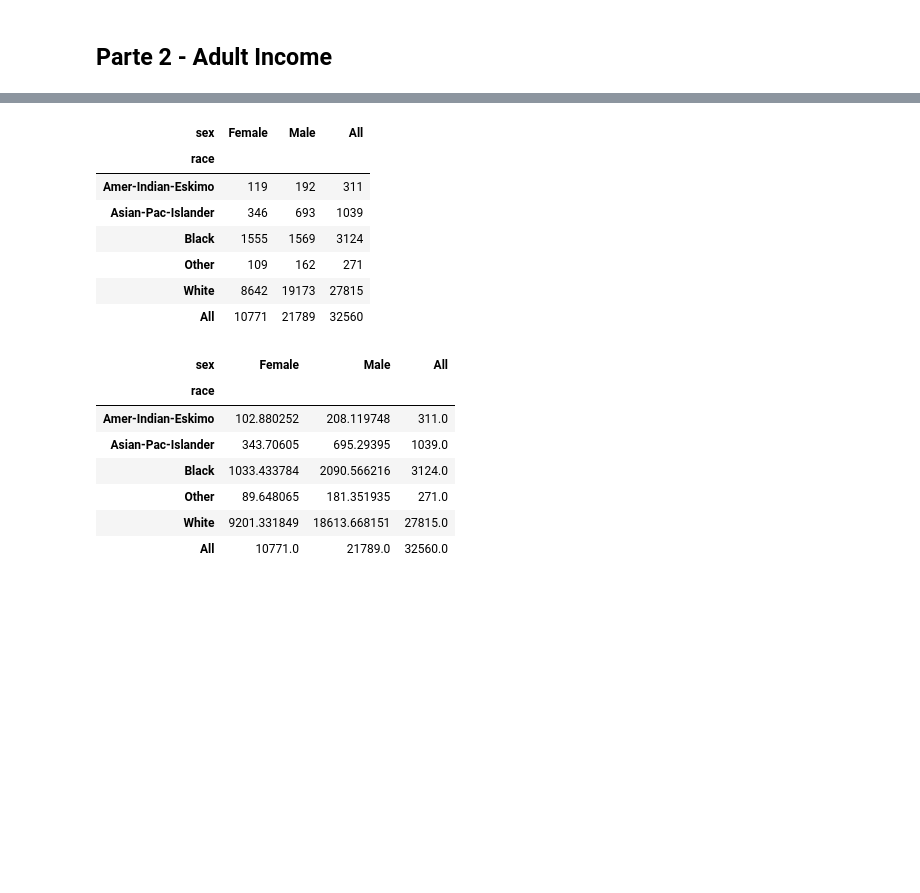
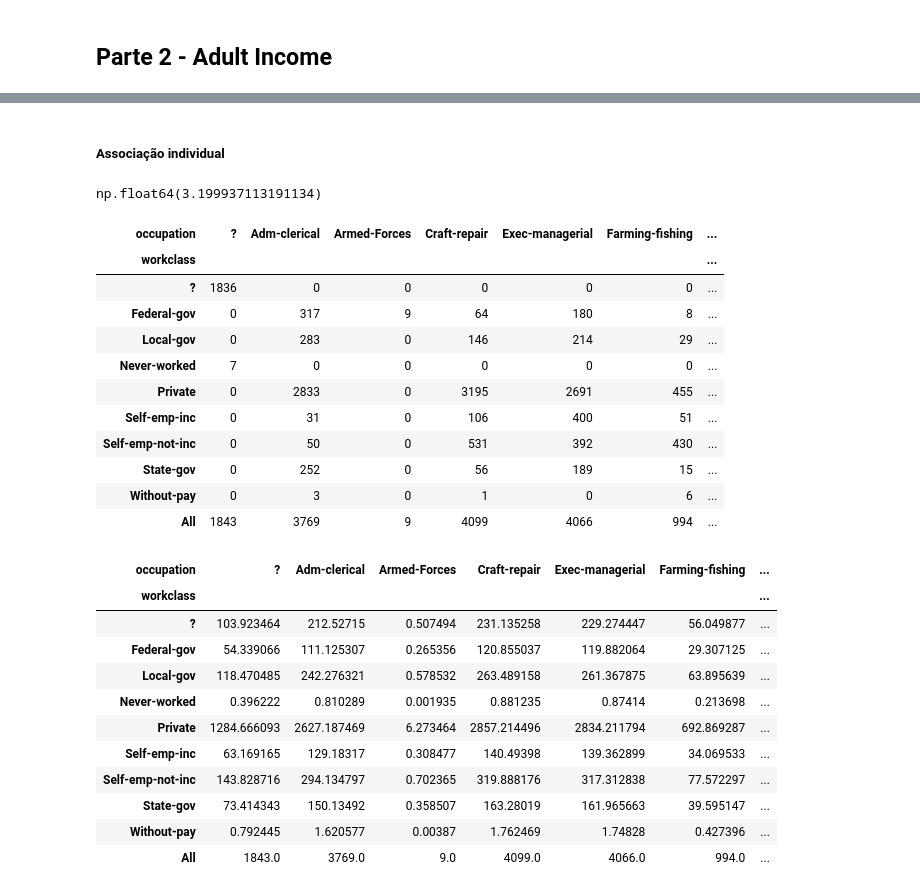
Before and after one commit to RaulMartino/Cefet, a Jupyter notebook: Estatística e Probabilidade/T2.ipynb, the cells around one changed output, grey strips where cells are left out. Saved outputs shown, nothing was run; the diff lists cells and outputs as text; code cells hidden in the pictures; blank space fills up the shorter version.

Commit message:
Cramer's coefficient done

```diff
--- a/Estatística e Probabilidade/T2.ipynb
+++ b/Estatística e Probabilidade/T2.ipynb
@@ -187,7 +187,7 @@ plt.show()
 adult_income_df = pd.read_csv('https://archive.ics.uci.edu/ml/machine-learning-databases/adult/adult.data')
 
 adult_income_df.columns = ["age","workclass","finalweight","education",
-                 "education-num","martial-status","occupation",
+                 "education-num","marital-status","occupation",
                  "relationship","race","sex","capital-gain",
                  "capital-loss","hours-per-week ","native-country",
                  "income"]
@@ -198,34 +271,55 @@ for col in adult_income_df.columns:
+# %% [markdown]
+##### Associação individual
 # %%
 # Calculando a tabela de contingência entre race e sex
-contingency_table = pd.crosstab(adult_income_df['race'], adult_income_df['sex'], margins=True)
+contingency_table = pd.crosstab(adult_income_df['workclass'], adult_income_df['occupation'], margins=True)
 
 
 # Extraindo nomes das linhas e colunas
 row_names = contingency_table.index
 column_names = contingency_table.columns
 expected_frequency_table = pd.DataFrame(index=row_names, columns=column_names)
 
 
 for row in row_names:
     for column in column_names:
         expected_frequency_table.loc[row, column] = (contingency_table.loc[row, 'All'] * contingency_table.loc['All', column]) / contingency_table.loc['All', 'All']
 
+chi_square = 0
+
+for row in row_names:
+    for column in column_names:
+        chi_square += (contingency_table.loc[row, column] - expected_frequency_table.loc[row, column])**2 / expected_frequency_table.loc[row, column]
+
+
+cramer_v = np.sqrt(chi_square / contingency_table.loc['All', 'All'] * min(contingency_table.shape[0] - 2, contingency_table.shape[1] - 2))
+
+display(cramer_v)
 display(contingency_table)
 display(expected_frequency_table)
 # %% [output]
+np.float64(3.199937113191134)
-| sex | Female | Male | All |
-| race |  |  |  |
-| Amer-Indian-Eskimo | 119 | 192 | 311 |
-| Asian-Pac-Islander | 346 | 693 | 1039 |
-| Black | 1555 | 1569 | 3124 |
-| Other | 109 | 162 | 271 |
-| White | 8642 | 19173 | 27815 |
-| All | 10771 | 21789 | 32560 |
+| occupation | ? | Adm-clerical | Armed-Forces | Craft-repair | Exec-managerial | Farming-fishing | ... |
+| workclass |  |  |  |  |  |  | ... |
+| ? | 1836 | 0 | 0 | 0 | 0 | 0 | ... |
+| Federal-gov | 0 | 317 | 9 | 64 | 180 | 8 | ... |
+| Local-gov | 0 | 283 | 0 | 146 | 214 | 29 | ... |
+| Never-worked | 7 | 0 | 0 | 0 | 0 | 0 | ... |
+| Private | 0 | 2833 | 0 | 3195 | 2691 | 455 | ... |
+| Self-emp-inc | 0 | 31 | 0 | 106 | 400 | 51 | ... |
+| Self-emp-not-inc | 0 | 50 | 0 | 531 | 392 | 430 | ... |
+| State-gov | 0 | 252 | 0 | 56 | 189 | 15 | ... |
+| Without-pay | 0 | 3 | 0 | 1 | 0 | 6 | ... |
+| All | 1843 | 3769 | 9 | 4099 | 4066 | 994 | ... |
-| sex | Female | Male | All |
-| race |  |  |  |
-| Amer-Indian-Eskimo | 102.880252 | 208.119748 | 311.0 |
-| Asian-Pac-Islander | 343.70605 | 695.29395 | 1039.0 |
-| Black | 1033.433784 | 2090.566216 | 3124.0 |
-| Other | 89.648065 | 181.351935 | 271.0 |
-| White | 9201.331849 | 18613.668151 | 27815.0 |
-| All | 10771.0 | 21789.0 | 32560.0 |
+| occupation | ? | Adm-clerical | Armed-Forces | Craft-repair | Exec-managerial | Farming-fishing | ... |
+| workclass |  |  |  |  |  |  | ... |
+| ? | 103.923464 | 212.52715 | 0.507494 | 231.135258 | 229.274447 | 56.049877 | ... |
+| Federal-gov | 54.339066 | 111.125307 | 0.265356 | 120.855037 | 119.882064 | 29.307125 | ... |
+| Local-gov | 118.470485 | 242.276321 | 0.578532 | 263.489158 | 261.367875 | 63.895639 | ... |
+| Never-worked | 0.396222 | 0.810289 | 0.001935 | 0.881235 | 0.87414 | 0.213698 | ... |
+| Private | 1284.666093 | 2627.187469 | 6.273464 | 2857.214496 | 2834.211794 | 692.869287 | ... |
+| Self-emp-inc | 63.169165 | 129.18317 | 0.308477 | 140.49398 | 139.362899 | 34.069533 | ... |
+| Self-emp-not-inc | 143.828716 | 294.134797 | 0.702365 | 319.888176 | 317.312838 | 77.572297 | ... |
+| State-gov | 73.414343 | 150.13492 | 0.358507 | 163.28019 | 161.965663 | 39.595147 | ... |
+| Without-pay | 0.792445 | 1.620577 | 0.00387 | 1.762469 | 1.74828 | 0.427396 | ... |
+| All | 1843.0 | 3769.0 | 9.0 | 4099.0 | 4066.0 | 994.0 | ... |
```
Also changed, not shown: parts of 4 cells of this notebook.
